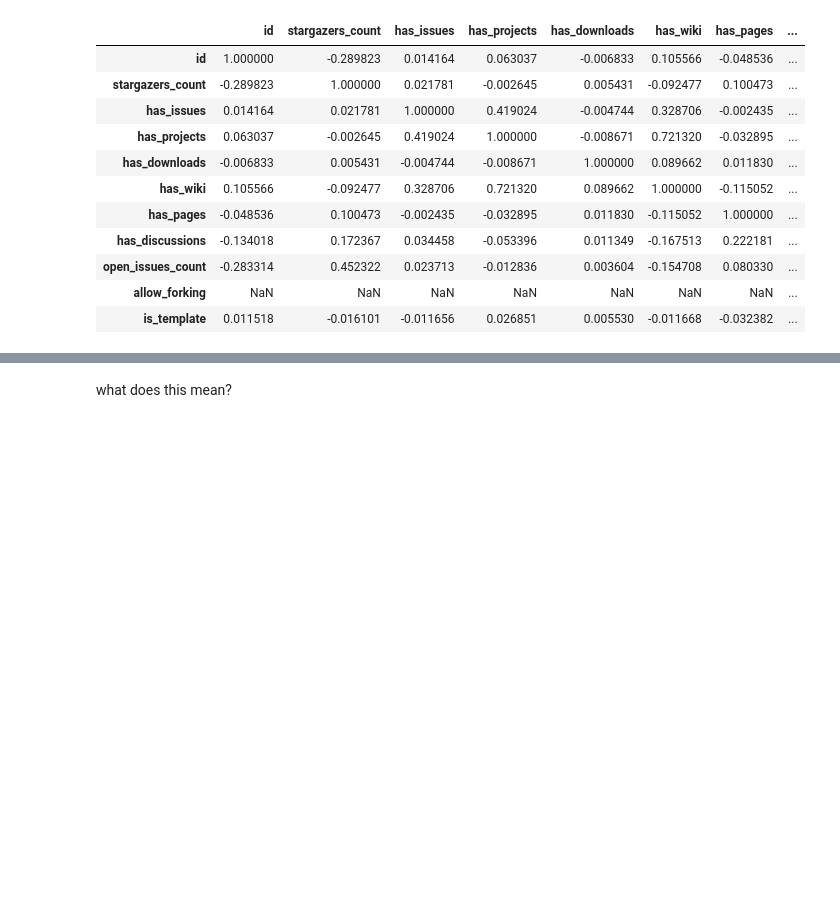
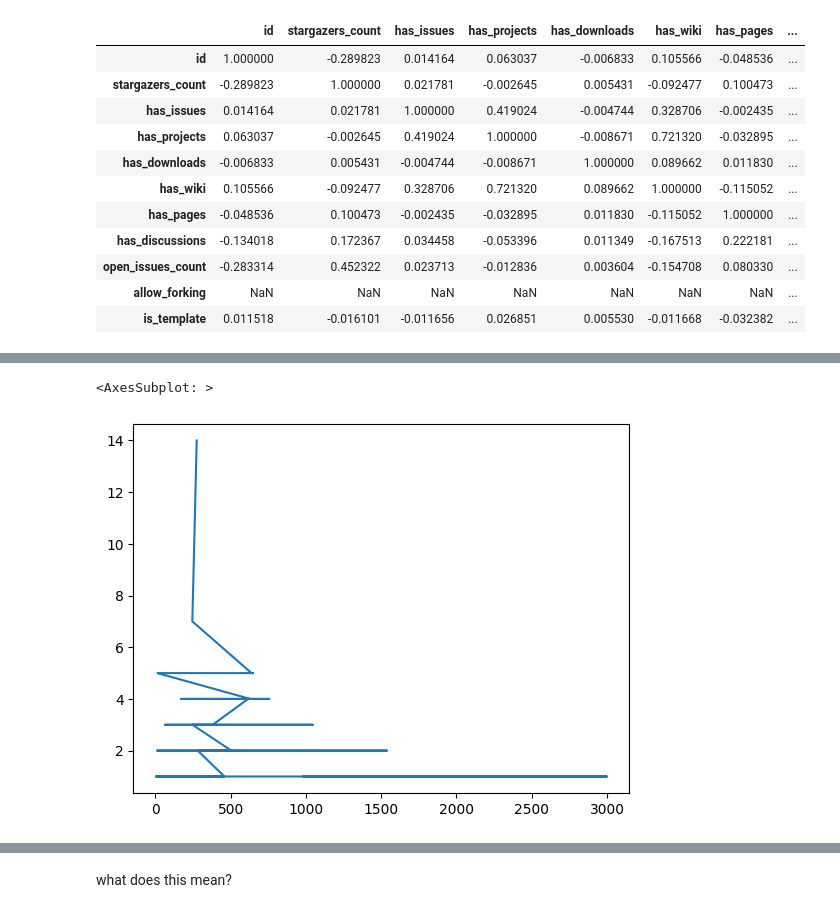
Before and after one commit to isabelizimm/mlops-metaanalysis, a Jupyter notebook: project/04_feature_engineering.ipynb, the cells around one changed output, grey strips where cells are left out. Cells and saved outputs as stored; diff of their text form; code cells hidden in the pictures; blank space fills up the shorter version.

```diff
--- a/project/04_feature_engineering.ipynb
+++ b/project/04_feature_engineering.ipynb
@@ -131,0 +171,5 @@ refined_df
+# %%
+refined_df['age_days'].value_counts().plot()
+# %% [output]
+<AxesSubplot: >
+[figure, added]
```
Also changed, not shown: parts of 38 cells of this notebook, 1 other file.
